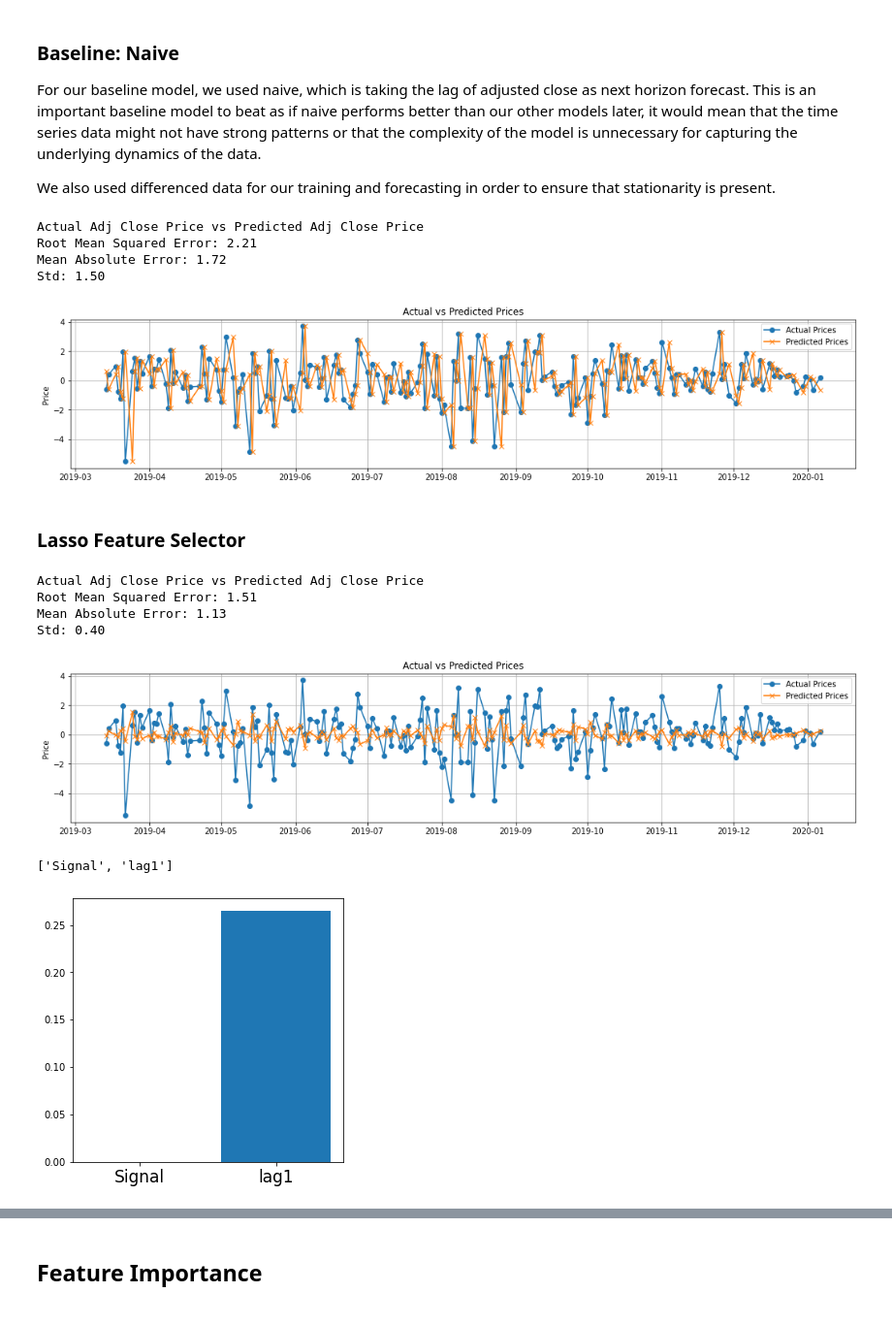
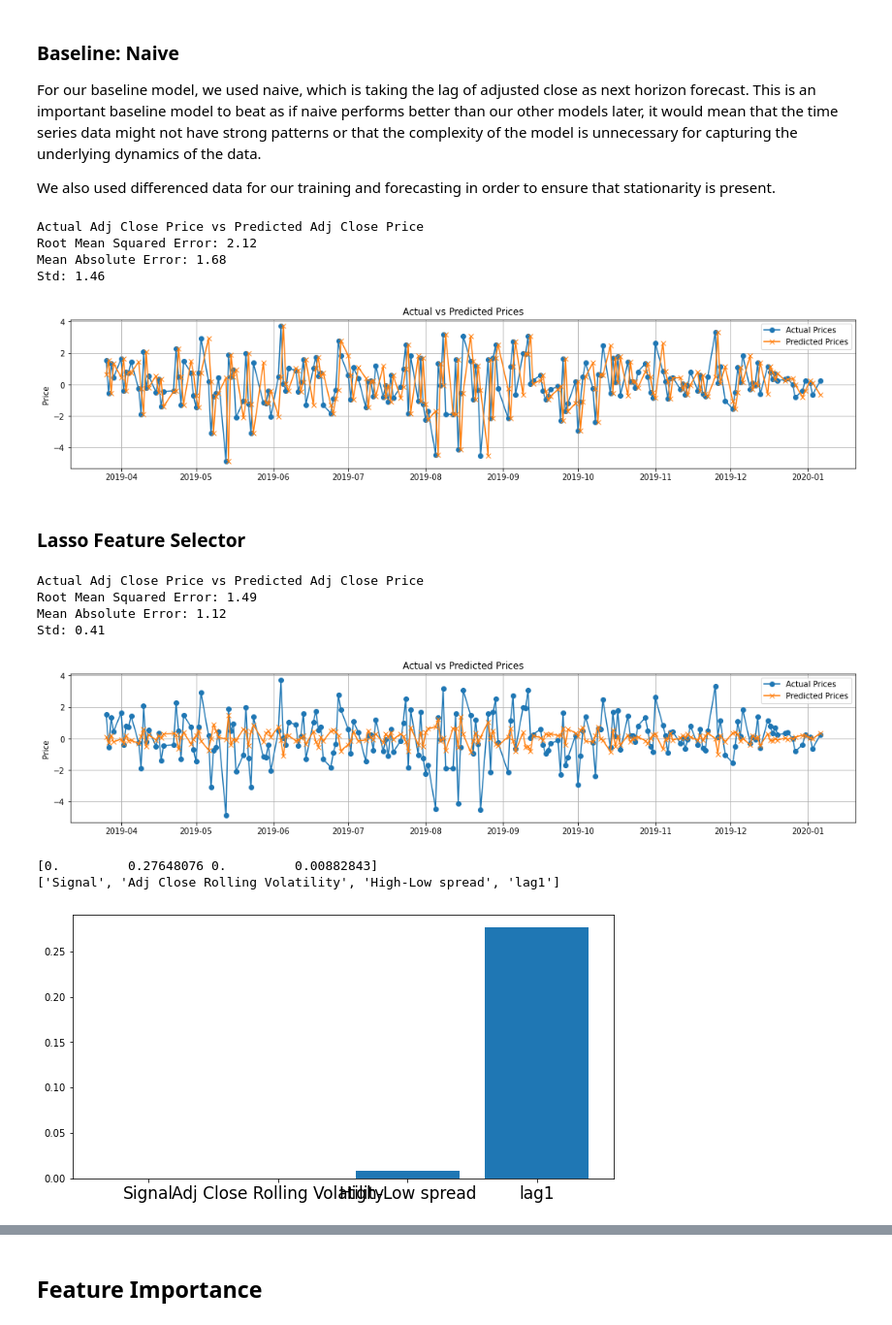
Before and after one commit to saltedpotato/QF632_Project, a Jupyter notebook: Project 1.ipynb, the cells around one changed output, grey strips where cells are left out. Shown at 97% size. Cells and saved outputs as stored; diff of their text form; code cells hidden in the pictures.

```diff
--- a/Project 1.ipynb
+++ b/Project 1.ipynb
@@ -99,7 +99,7 @@ for col in columns_to_check:
 # %%
 # We want to difference the data to find the n-day returns
 def get_differenced_data(df_temp, p):
-    df_diff = df_temp[[col for col in df.columns if col != 'Date']].diff(periods=p)
+    df_diff = df_temp[[col for col in df_temp.columns if col != 'Date']].diff(periods=p)
     df_diff["Date"] = df_temp["Date"]
     return df_diff
 
@@ -383,14 +383,14 @@ From the above graph, we can see that the rate of change of signal has the highe
 def setup_data_for_modelling(df_temp, forecast_horizon):
     df_for_regression = get_differenced_data(df_temp.copy(), forecast_horizon)
     df_for_regression = df_for_regression.rename(columns={"Adj Close": "y"})
-    df_for_regression = df_for_regression.drop(columns = ["Open", "High", "Low", "Close"])
+    cols_to_lag = [c for c in df_for_regression.columns if c not in ["Date", "y", "Signal"]]
 
     # We need to shift the features to ensure fair forecasting
     if forecast_horizon > 7:
         df_for_regression["Signal"] = df_for_regression["Signal"].shift(forecast_horizon)
     else:
         df_for_regression["Signal"] = df_for_regression["Signal"].shift(7)
-
+    df_for_regression[cols_to_lag] = df_for_regression[cols_to_lag].shift(forecast_horizon)
     # Create lags for linear regression
     lags_required = 1
     for l in range(forecast_horizon, forecast_horizon+lags_required):
@@ -398,7 +398,7 @@ def setup_data_for_modelling(df_temp, forecast_horizon):
 
     return df_for_regression.dropna()
 # %%
-df_for_regression = setup_data_for_modelling(df_outlier_imputed.copy(), h)
+df_for_regression = setup_data_for_modelling(df_volatility.copy(), h)
 X, y, X_train, X_test, y_train, y_test = get_standard_train_test_split(df_for_regression, test_ratio=0.2, is_not_time_series = False)
 # %% [markdown]
 ### Baseline: Naive
@@ -431,23 +431,22 @@ plt.grid(True)
 plt.show()
 # %% [output]
 Actual Adj Close Price vs Predicted Adj Close Price
-Root Mean Squared Error: 2.21
-Mean Absolute Error: 1.72
-Std: 1.50
+Root Mean Squared Error: 2.12
+Mean Absolute Error: 1.68
+Std: 1.46
-[figure, old version]
+[figure, new version]
 # %% [markdown]
 ### Lasso Feature Selector
 # %%
-features = [i for i in X_train.columns if i not in ["y", "Date"]]
+features = ["Signal", "lag"+str(h), 'Adj Close Rolling Volatility']
 
-preprocess_lr = Pipeline([
+lasso_lr = Pipeline([
   ('feature_selector', FeatureSelector(features)),
-  ('numerical_imputer', CustomImputer(impute_type='numerical')),
   ('lasso_regressor', Lasso(random_state=RANDOM_STATE))
 ])
 
-preprocess_lr.fit(X_train, y_train)
-pred = preprocess_lr.predict(X_test)
+lasso_lr.fit(X_train, y_train)
+pred = lasso_lr.predict(X_test)
 
 mae = mean_absolute_error(pred, y_test)
 rmse = mean_squared_error(pred, y_test) ** 0.5
@@ -472,32 +471,32 @@ plt.grid(True)
 plt.show()
 # %% [output]
 Actual Adj Close Price vs Predicted Adj Close Price
-Root Mean Squared Error: 1.51
-Mean Absolute Error: 1.13
-Std: 0.40
+Root Mean Squared Error: 1.49
+Mean Absolute Error: 1.12
+Std: 0.41
-[figure, old version]
+[figure, new version]
 # %%
-preprocess_lr.fit(X_train, y_train)
+lasso_lr.fit(X_train, y_train)
 
 # get importance
-importance = np.abs(preprocess_lr['lasso_regressor'].coef_)
+importance = np.abs(lasso_lr['lasso_regressor'].coef_)
+print(importance)
 
-# get index of top N important values
-n = 10
-indexes = sorted(range(len(importance)), key=lambda i: importance[i])[-n:]
+indexes = sorted(range(len(importance)), key=lambda i: importance[i])
 impt_features = []
 impt_features_score = []
 # summarize feature importance
 for i in indexes:
  impt_features.append(features[i])
  impt_features_score.append(importance[i])
 # plot feature importance
-plt.figure(figsize=(5, 5))
+plt.figure(figsize=(10, 5))
 plt.xticks(fontsize=17)
 
 print(impt_features)
 plt.bar(impt_features, impt_features_score)
 plt.show()
 # %% [output]
-['Signal', 'lag1']
+[0.         0.27648076 0.         0.00882843]
+['Signal', 'Adj Close Rolling Volatility', 'High-Low spread', 'lag1']
-[figure, old version]
+[figure, new version]
```
Also changed, not shown: parts of 11 cells of this notebook.
